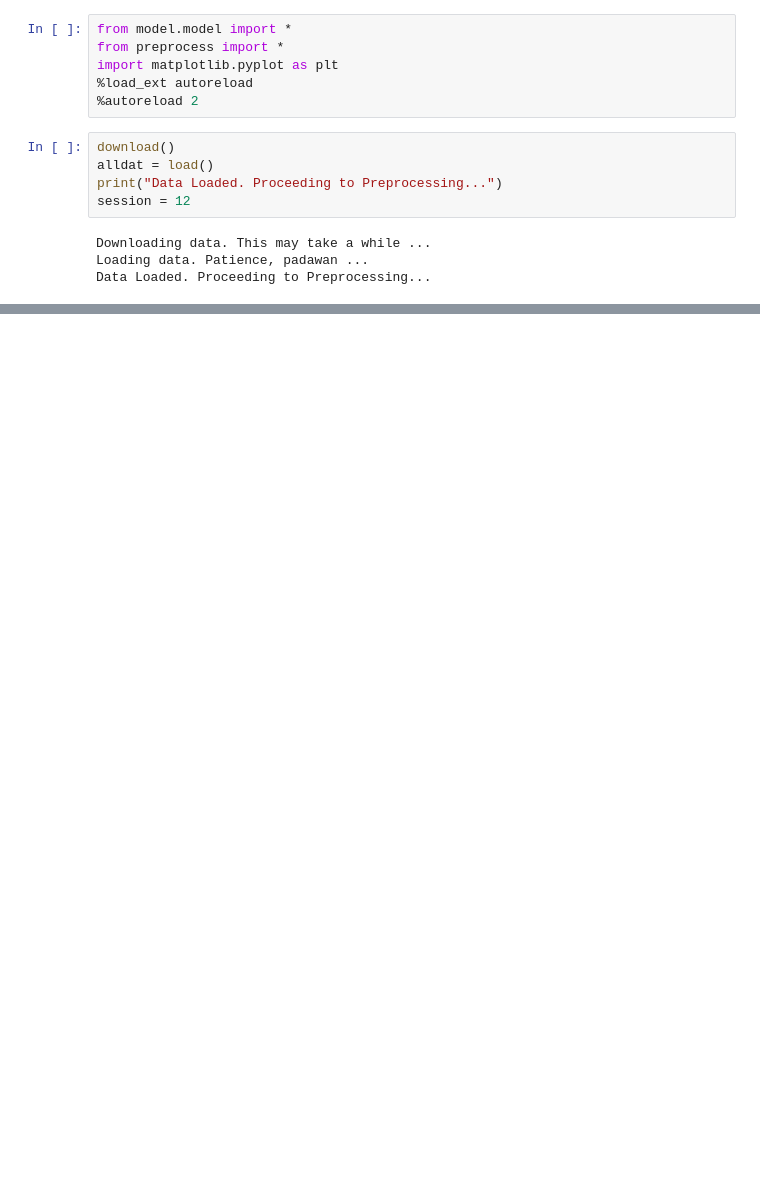
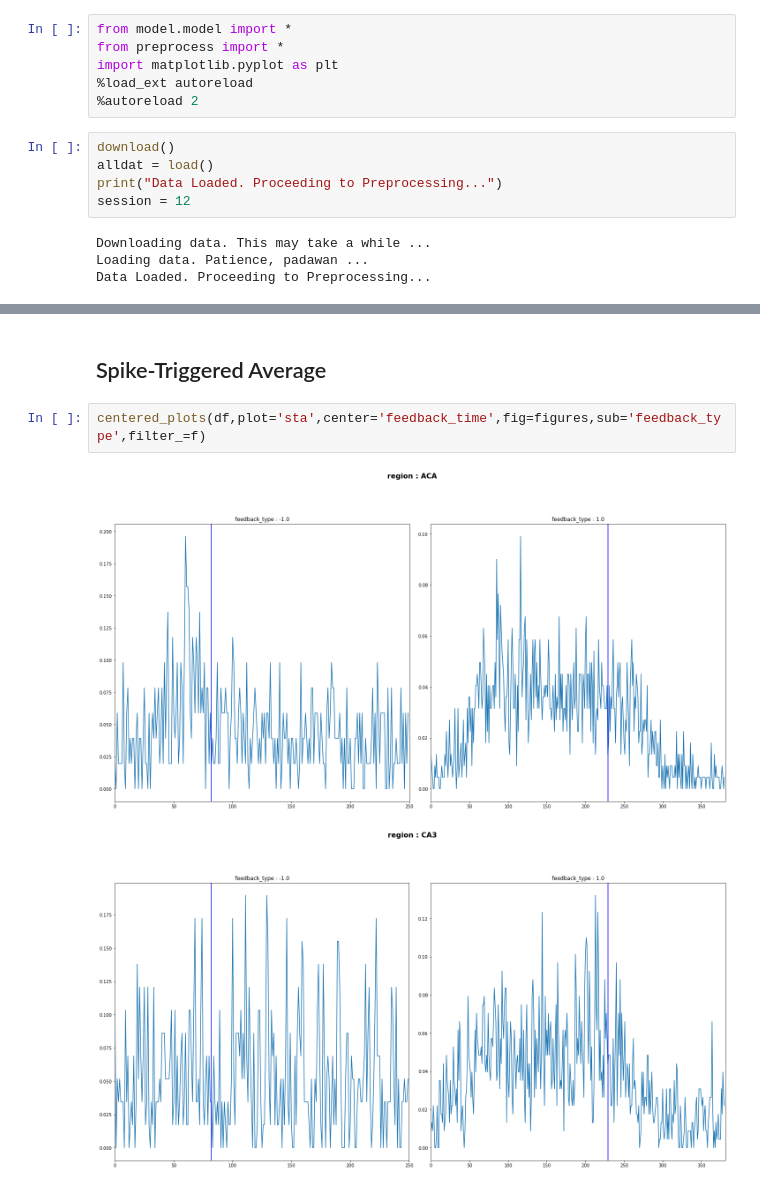
Before and after one commit to jordanlei/neuromatch-project, a Jupyter notebook: garrett_spikes.ipynb, the cells around one changed output, grey strips where cells are left out. Cells and saved outputs as stored; diff of their text form; blank space fills up the shorter version.

```diff
--- a/garrett_spikes.ipynb
+++ b/garrett_spikes.ipynb
@@ -88,0 +147,7 @@ plt.axvline(x=0,color='blue')
+# %% [markdown]
+## Spike-Triggered Average
+# %%
+centered_plots(df,plot='sta',center='feedback_time',fig=figures,sub='feedback_type',filter_=f)
+# %% [output]
+[figure, added]
+[figure, added]
```
Also changed, not shown: parts of 19 cells of this notebook.
